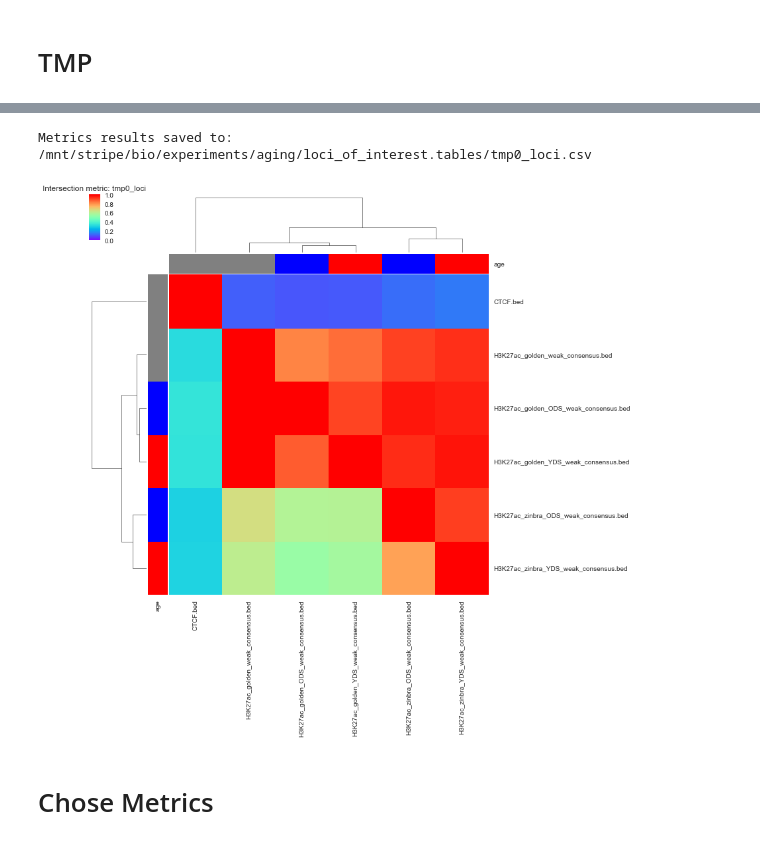
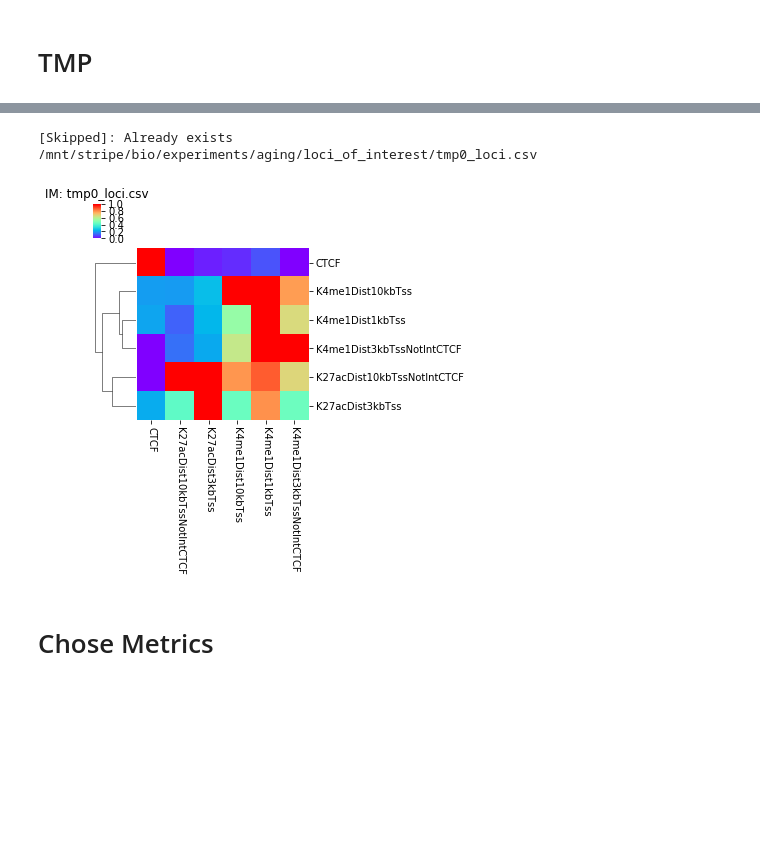
Before and after one commit to JetBrains-Research/washu, a Jupyter notebook: notebooks/Interesting Bed vs ChromHMM.ipynb, the cells around one changed output, grey strips where cells are left out. Cells and saved outputs as stored; diff of their text form; code cells hidden in the pictures; blank space fills up the shorter version.

Commit message:
interesting loci notebook updated

```diff
--- a/notebooks/Interesting Bed vs ChromHMM.ipynb
+++ b/notebooks/Interesting Bed vs ChromHMM.ipynb
@@ -32,11 +23,9 @@ import numpy as np
 # %%
-results_dir = Path("/mnt/stripe/bio/experiments/aging/loci_of_interest.tables")
-sorted_root = Path("/mnt/stripe/bio/experiments/aging/loci.sorted")
-THREADS_N = 32
+results_dir = Path("/mnt/stripe/bio/experiments/aging/loci_of_interest")
+# THREADS_N = 32
 
 # results_dir = Path("/Volumes/BigData/bio/experiments/aging/loci_of_interest.tables")
-# sorted_root = Path("/Volumes/BigData/bio/experiments/aging/loci.sorted")
-# THREADS_N = 8
+THREADS_N = 8
 
 results_dir.mkdir(exist_ok=True)
 # %% [markdown]
@@ -397,3 +249,16 @@ def check_interests_loci_folder(folder_name,):
+# %%
+def process_intersection_metric(a_paths, b_paths, df_path: Path,
+                                col_label_converter=loi.label_converter_shorten_loci,
+                                row_label_converter=loi.label_converter_shorten_loci,
+                                **kw):
+    df = bm.load_or_build_metrics_table(a_paths, b_paths, df_path, threads=THREADS_N, **kw)
+
+    # print to pdf:
+    bm.plot_metric_heatmap("IM: {}".format(df_path.name), df,
+                           col_label_converter=col_label_converter,
+                           row_label_converter=row_label_converter,
+                           **kw)
+    return df
 # %% [markdown]
 # TMP
 # %%
@@ -411,9 +278,11 @@ tmp_loci_paths
 # %%
-bm.process_intersection_metric(tmp_loci_paths, tmp_loci_paths, results_dir / "tmp0_loci.csv",
-                               figsize=(5,5), threads=THREADS_N)
+process_intersection_metric(tmp_loci_paths, tmp_loci_paths, results_dir / "tmp0_loci.csv",
+                            row_cluster=True, col_cluster=False,
+                            figsize=(5,5))
+None
 # %% [output]
-Metrics results saved to: /mnt/stripe/bio/experiments/aging/loci_of_interest.tables/tmp0_loci.csv
+[Skipped]: Already exists /mnt/stripe/bio/experiments/aging/loci_of_interest/tmp0_loci.csv
-[figure, old version]
+[figure, new version]
 # %% [markdown]
 # Chose Metrics
 # %%
```
Also changed, not shown: parts of 36 cells of this notebook.
